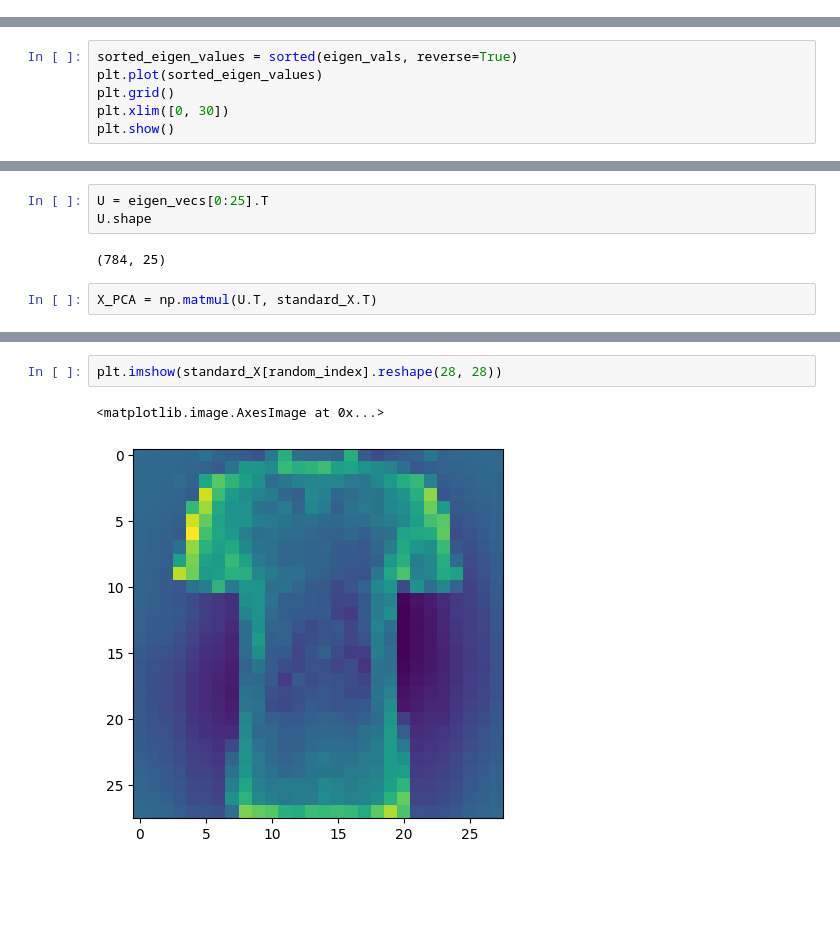
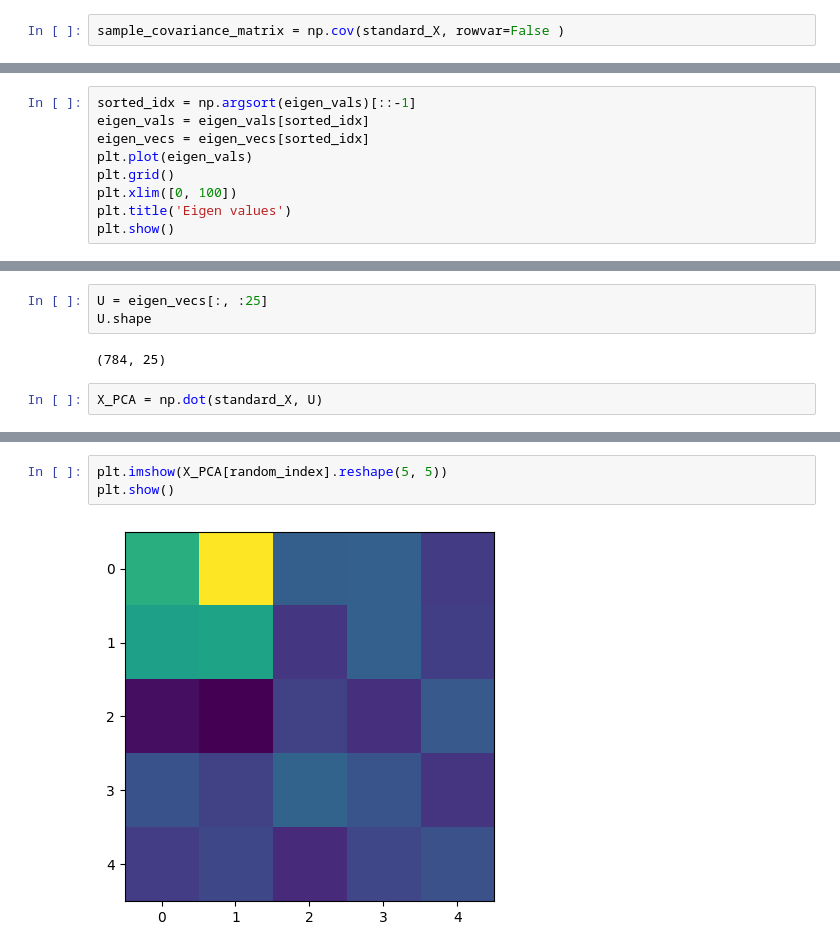
Before and after one commit to javadkavian/ML_Assignments, a Jupyter notebook: MixtureModelsPCA/Q5.ipynb, the cells around one changed output, grey strips where cells are left out. Saved outputs shown, nothing was run; the diff lists cells and outputs as text; blank space fills up the shorter version.

```diff
--- a/MixtureModelsPCA/Q5.ipynb
+++ b/MixtureModelsPCA/Q5.ipynb
@@ -30,3 +26,5 @@ True
+# %%
+sample_covariance_matrix = np.cov(standard_X, rowvar=False )
 # %%
 eigen_vals, eigen_vecs = np.linalg.eig(sample_covariance_matrix)
 print("eigen values : ", eigen_vals.shape)
@@ -35,9 +33,12 @@ print("eigen vectors : ", eigen_vecs.shape)
 eigen values :  (784,)
 eigen vectors :  (784, 784)
 # %%
-sorted_eigen_values = sorted(eigen_vals, reverse=True)
-plt.plot(sorted_eigen_values)
+sorted_idx = np.argsort(eigen_vals)[::-1]
+eigen_vals = eigen_vals[sorted_idx]
+eigen_vecs = eigen_vecs[sorted_idx]
+plt.plot(eigen_vals)
 plt.grid()
-plt.xlim([0, 30])
+plt.xlim([0, 100])
+plt.title('Eigen values')
 plt.show()
 # %% [output]
@@ -45,10 +46,10 @@ plt.show()
 # %%
-U = eigen_vecs[0:25].T
+U = eigen_vecs[:, :25]
 U.shape
 # %% [output]
 (784, 25)
 # %%
-X_PCA = np.matmul(U.T, standard_X.T)
+X_PCA = np.dot(standard_X, U)
 # %%
 X_PCA.shape
 # %% [output]
@@ -56,5 +57,5 @@ X_PCA.shape
 # %%
-plt.imshow(standard_X[random_index].reshape(28, 28))
+plt.imshow(X_PCA[random_index].reshape(5, 5))
+plt.show()
 # %% [output]
-<matplotlib.image.AxesImage at 0x...>
-[figure, old version]
+[figure, new version]
```
Also changed, not shown: parts of 13 cells of this notebook.
